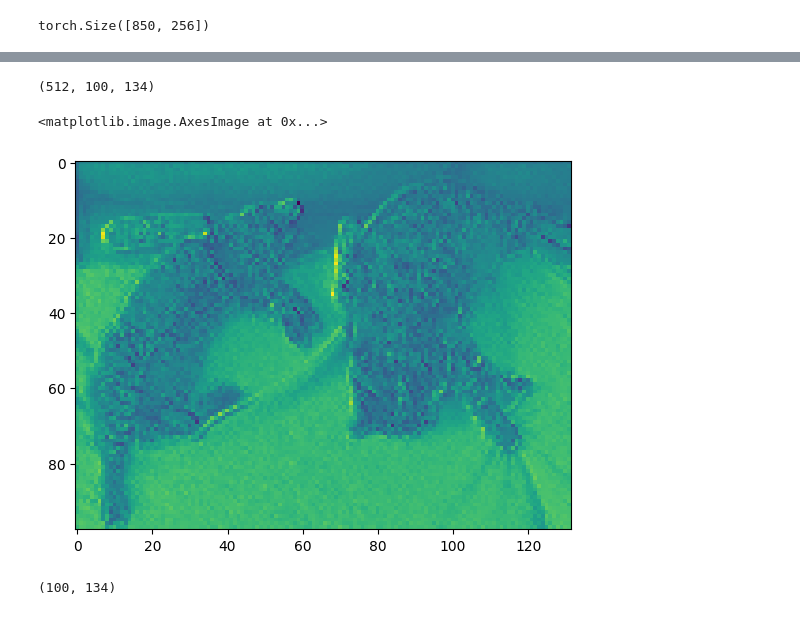
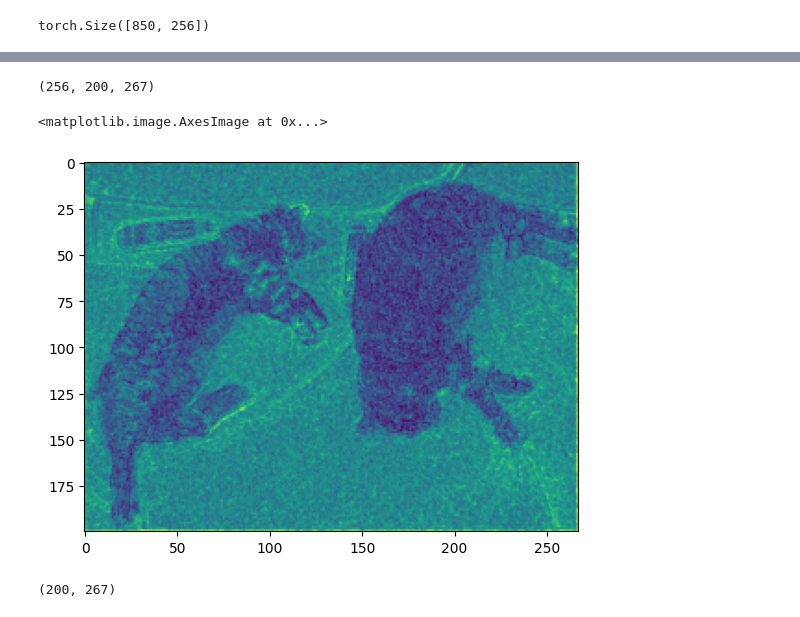
Before and after one commit to HichTala/Sandbox, a Jupyter notebook: feature_map_visualization.ipynb, the cells around one changed output, grey strips where cells are left out. Saved outputs shown, nothing was run; the diff lists cells and outputs as text; code cells hidden in the pictures.

```diff
--- a/feature_map_visualization.ipynb
+++ b/feature_map_visualization.ipynb
@@ -16,5 +18,5 @@ plt.imshow(image)
 # %%
 processor = DetrImageProcessor.from_pretrained("facebook/detr-resnet-50")
 config = DetrConfig.from_pretrained("facebook/detr-resnet-50")
-# model = DetrForObjectDetection.from_pretrained("facebook/detr-resnet-50")
-model = DetrForObjectDetection(config)
+model = DetrForObjectDetection.from_pretrained("facebook/detr-resnet-50")
+# model = DetrForObjectDetection(config)
@@ -70,16 +44,16 @@ inputs
 # %%
-features_map = model.model.backbone.conv_encoder.model(inputs['pixel_values'])[1].detach().numpy()[0]
+features_map = model.model.backbone.conv_encoder.model(inputs['pixel_values'])[0].detach().numpy()[0]
 features_map.shape
 # %% [output]
-(512, 100, 134)
+(256, 200, 267)
 # %%
-plt.imshow(normalize_map(np.mean(features_map, axis=0))[1:-1, 1:-1], cmap="viridis")
+plt.imshow(normalize_map(np.mean(features_map, axis=0)), cmap="viridis")
 # %% [output]
 <matplotlib.image.AxesImage at 0x...>
-[figure, old version]
+[figure, new version]
 # %%
 maps = [normalize_map(features_map[i]) for i in range(features_map.shape[0])]
 mean_map = np.stack(maps).mean(0)
 mean_map.shape
 # %% [output]
-(100, 134)
+(200, 267)
```
Also changed, not shown: parts of 17 cells of this notebook, 4 other files.
